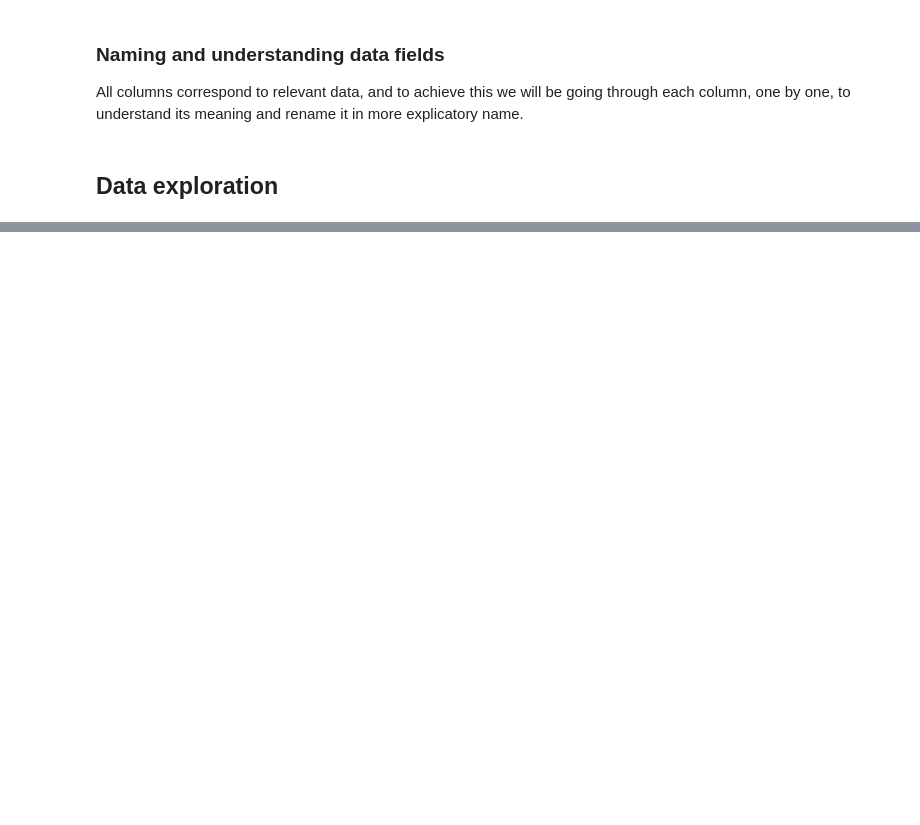
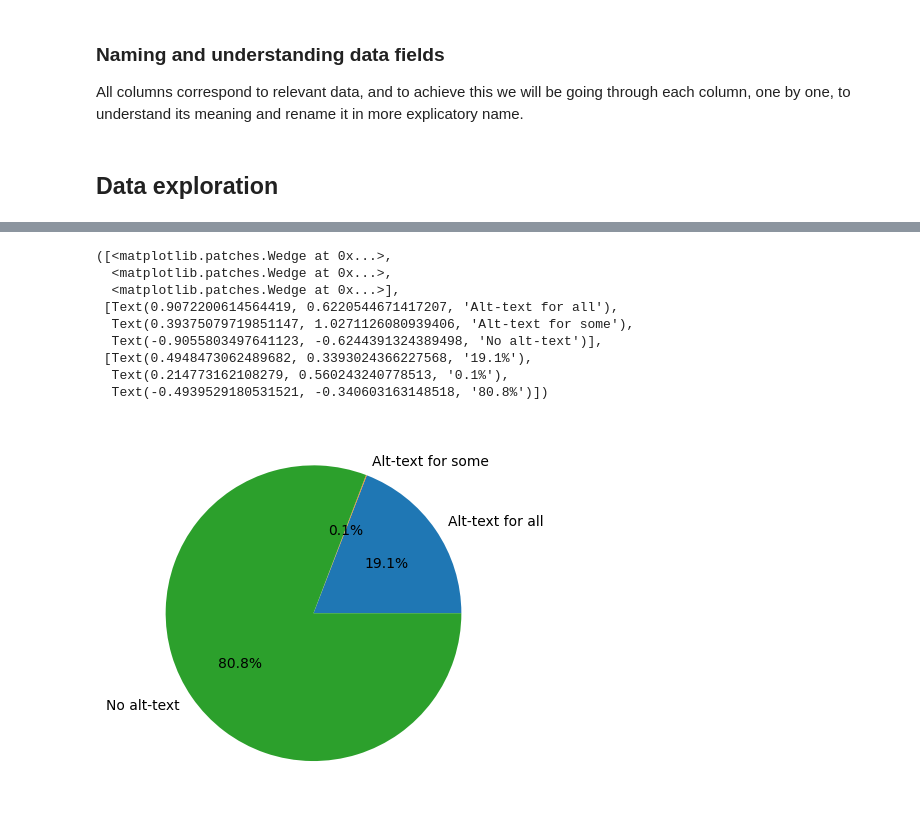
Before and after one commit to alterism/mastodon-alt-text, a Jupyter notebook: introduction_data_science_project.ipynb, the cells around one changed output, grey strips where cells are left out. Drawn from its saved outputs; the diff is of its cells as text; code cells hidden in the pictures; blank space fills up the shorter version.

```diff
--- a/introduction_data_science_project.ipynb
+++ b/introduction_data_science_project.ipynb
@@ -168,0 +187,17 @@ data.tail(5)
+# %%
+posts_pie = [alttext_all_count_total, alttext_some_count_total, alttext_none_count_total]
+labels_pie = ['Alt-text for all', 'Alt-text for some', 'No alt-text']
+
+fig, ax = plt.subplots()
+ax.pie(posts_pie, labels=labels_pie, autopct='%1.1f%%')
+# %% [output]
+([<matplotlib.patches.Wedge at 0x...>,
+  <matplotlib.patches.Wedge at 0x...>,
+  <matplotlib.patches.Wedge at 0x...>],
+ [Text(0.9072200614564419, 0.6220544671417207, 'Alt-text for all'),
+  Text(0.39375079719851147, 1.0271126080939406, 'Alt-text for some'),
+  Text(-0.9055803497641123, -0.6244391324389498, 'No alt-text')],
+ [Text(0.4948473062489682, 0.3393024366227568, '19.1%'),
+  Text(0.214773162108279, 0.560243240778513, '0.1%'),
+  Text(-0.4939529180531521, -0.340603163148518, '80.8%')])
+[figure, added]
```
Also changed, not shown: parts of 6 cells of this notebook.
